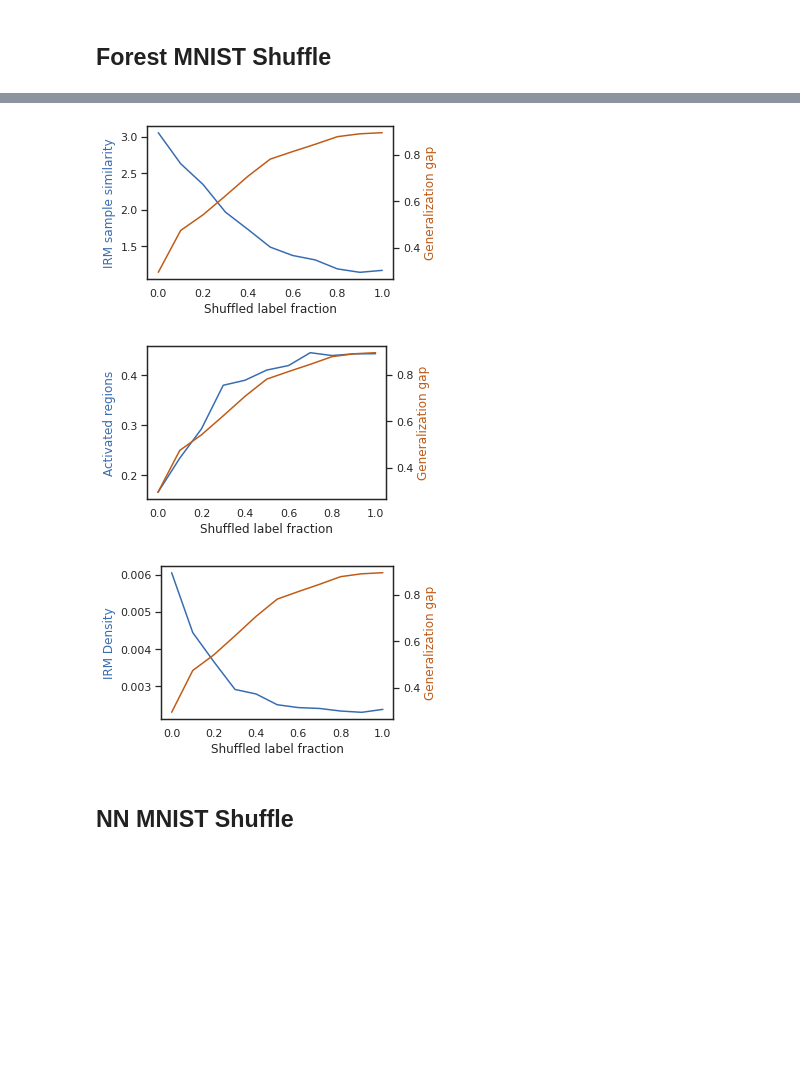
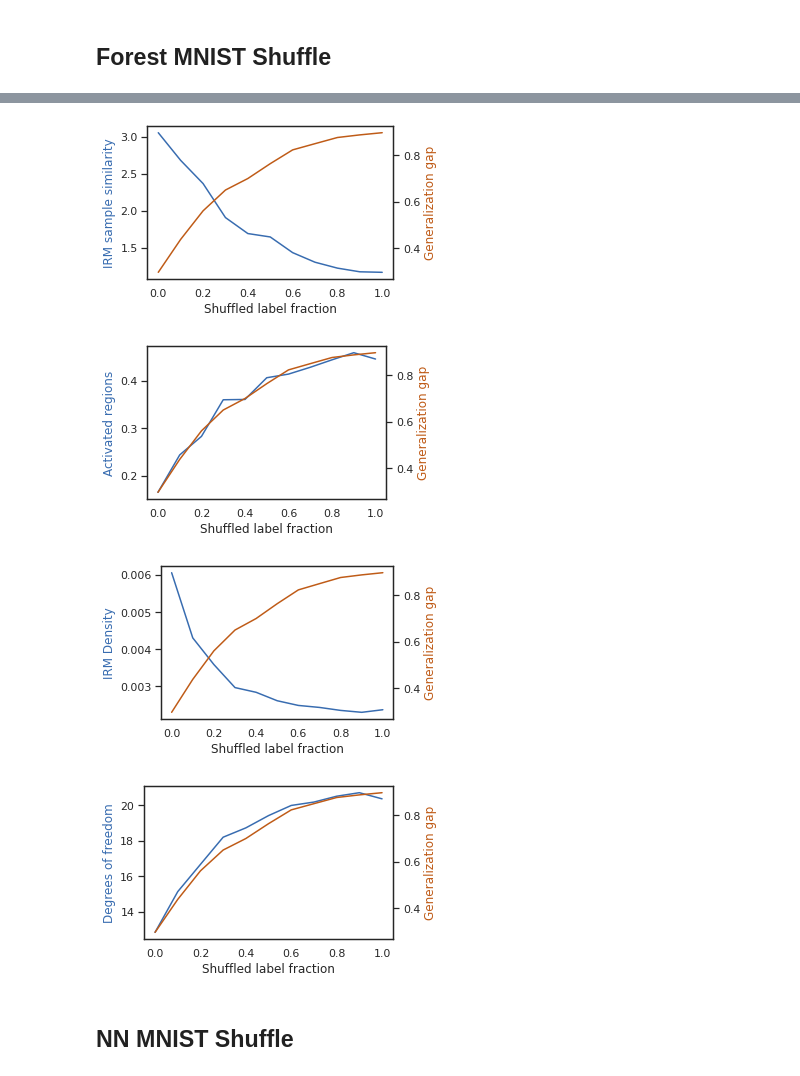
Before and after one commit to rflperry/double_descent, a Jupyter notebook: experiments/paper_figures.ipynb, the cells around one changed output, grey strips where cells are left out. Drawn from its saved outputs; the diff is of its cells as text; code cells hidden in the pictures; blank space fills up the shorter version.

```diff
--- a/experiments/paper_figures.ipynb
+++ b/experiments/paper_figures.ipynb
@@ -211,0 +212,23 @@ for metric, ylab in [('mse', 'Squared error'), ('01_error', '01 Error')]:
+# %%
+metric = "mse"
+train_error = f'train_{metric}'
+test_error = f'test_{metric}'
+df['generalization_gap'] = df[test_error] - df[train_error]
+
+x_var = 'expected_leaves'
+interp = df[df['n_estimators']==1]['n_total_leaves'].max()
+
+corr_df = df[df[x_var] <= interp].corr('spearman')
+series1 = corr_df['generalization_gap']
+
+corr_df = df[df[x_var] >= interp].corr('spearman')
+series2 = corr_df['generalization_gap']
+
+corr_df = df.corr('spearman')
+series3 = corr_df['generalization_gap']
+
+corr_df = pd.concat((series1, series2, series3), axis=1)
+corr_df.columns = ['First_descent', 'Second_descent', 'Overall']
+
+print('Correlation with mse generalization gap')
+display(corr_df)
@@ -214,6 +256,7 @@ plot_vars = [
     ('IRM_mean_sim_entropy', 'IRM sample similarity'),
     ('n_regions', 'Activated regions'),
     ('IRM_L1', 'IRM Density'),
+    ('IRM_scaled_L2', 'Degrees of freedom'),
 ]
 x_var = 'expected_leaves'
 metric = 'mse'
@@ -359,6 +417,7 @@ plot_vars = [
     ('IRM_mean_sim_entropy', 'IRM sample similarity'),
     ('n_regions', 'Activated regions'),
     ('IRM_L1', 'IRM Density'),
+    ('IRM_scaled_L2', 'Degrees of freedom'),
 ]
 x_var = 'expected_leaves'
 metric = 'mse'
@@ -594,42 +654,54 @@ for metric, ylab in [('mse', 'Squared error'), ('01_error', '01 Error')]:
+# %%
+metric = "01_error"
+train_error = f'train_{metric}'
+test_error = f'test_{metric}'
+df['generalization_gap'] = df[test_error] - df[train_error]
+
+corr_df = df.corr('spearman')
+
+print('Correlation with mse generalization gap')
+display(corr_df['generalization_gap'])
 # %%
 plot_vars = [
     ('IRM_mean_sim_entropy', 'IRM sample similarity'),
     ('n_regions', 'Activated regions'),
     ('IRM_L1', 'IRM Density'),
+    ('IRM_scaled_L2', 'Degrees of freedom'),
 ]
 x_var = 'shuffle_label_frac'
 metric = '01_error'
 train_error = f'train_{metric}'
 test_error = f'test_{metric}'
 df['generalization_gap'] = df[test_error] - df[train_error]
 
 for plot_var, ylab in plot_vars:
     fig, ax = plt.subplots(1, 1, figsize=(5, 3), sharex=True)
 
     sns.lineplot(
         data=df, x=x_var, y=plot_var,
         ax=ax, color='#386cb0')
     ax.set_ylabel(ylab, color='#386cb0')
     # ax.legend()
     # ax.set_yscale('log')
 
     ax2 = ax.twinx()
     sns.lineplot(
         data=df, x=x_var, y='generalization_gap',
         ax=ax2, color='#bf5b17')
     ax2.set_ylabel('Generalization gap', color='#bf5b17')
     # ax2.legend()
     # ax2.set_yscale('log')
 
     # ax2.set_xscale('log')
     ax.set_xlabel('Shuffled label fraction')
     plt.tight_layout()
     plt.savefig(f'./figures/{algo}_{dataset}_{plot_var}_shuffled_labels.pdf')
     plt.show()
 # %% [output]
-[figure, old version]
+[figure, new version]
-[figure, old version]
+[figure, new version]
-[figure, old version]
+[figure, new version]
+[figure, added]
 # %% [markdown]
 ## NN MNIST Shuffle
 # %%
```
Also changed, not shown: parts of 9 cells of this notebook, 26 other files.
